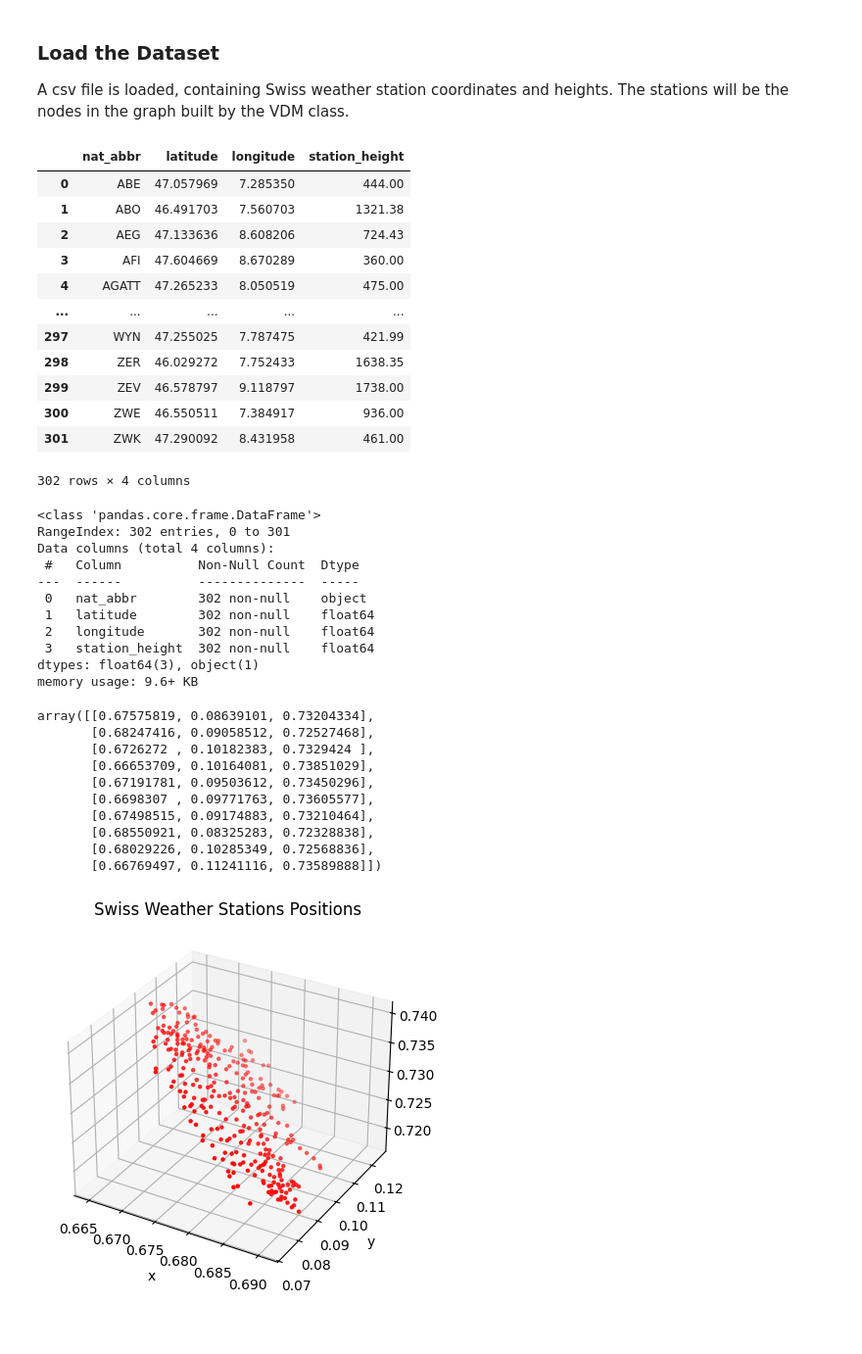
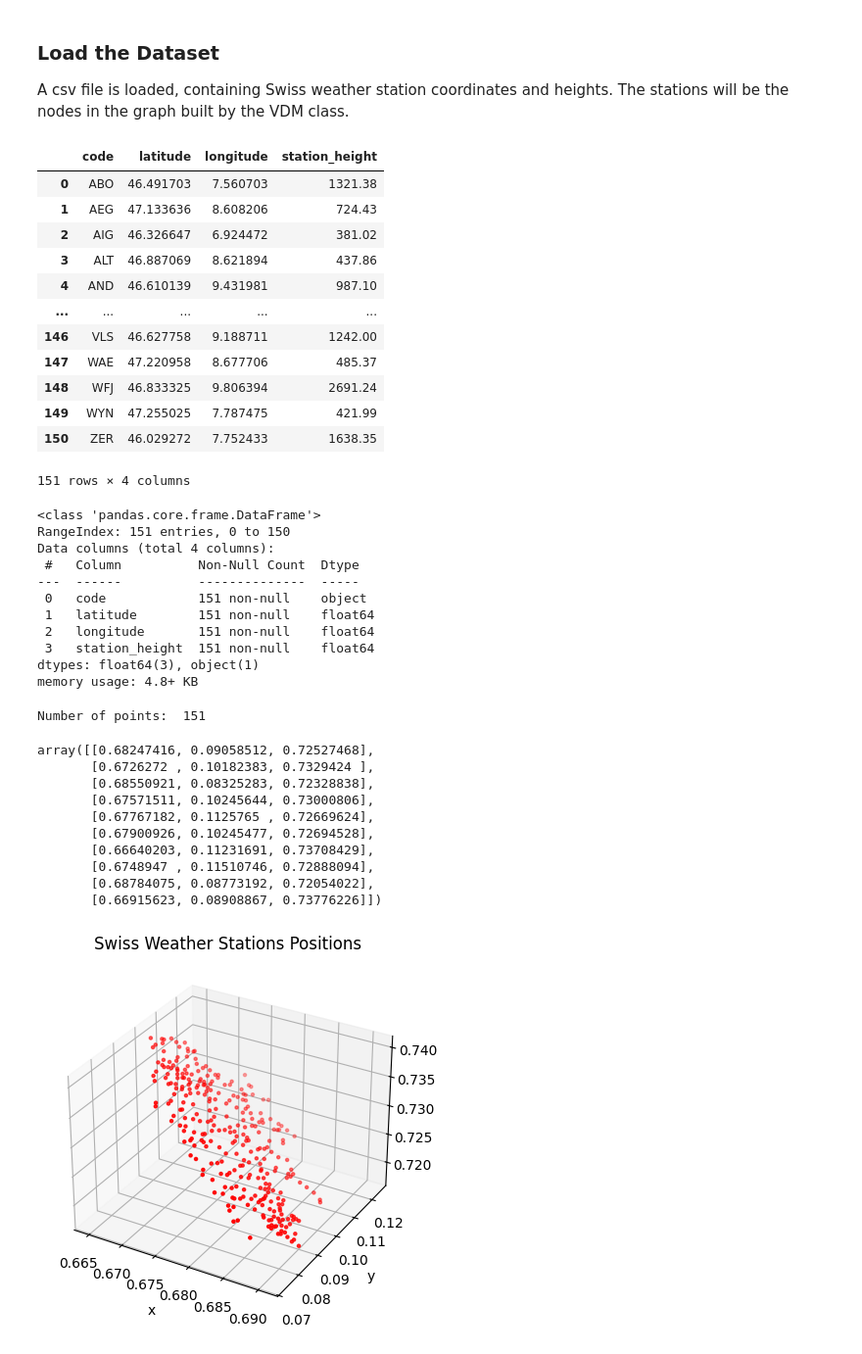
Before and after one commit to gmaurer08/sheaf-signal-processing, a Jupyter notebook: main copy 2.ipynb, the cells around one changed output. Shown at 98% size. Drawn from its saved outputs; the diff is of its cells as text; code cells hidden in the pictures.

```diff
--- a/main copy 2.ipynb
+++ b/main copy 2.ipynb
@@ -416,36 +337,36 @@ plt.show()
 
 A csv file is loaded, containing Swiss weather station coordinates and heights. The stations will be the nodes in the graph built by the VDM class.
 # %%
-stations = pd.read_csv('stations_ds.csv')
+stations = pd.read_csv('stations.csv')
 display(stations)
 # %% [output]
-|  | nat_abbr | latitude | longitude | station_height |
-| 0 | ABE | 47.057969 | 7.285350 | 444.00 |
-| 1 | ABO | 46.491703 | 7.560703 | 1321.38 |
-| 2 | AEG | 47.133636 | 8.608206 | 724.43 |
-| 3 | AFI | 47.604669 | 8.670289 | 360.00 |
-| 4 | AGATT | 47.265233 | 8.050519 | 475.00 |
+|  | code | latitude | longitude | station_height |
+| 0 | ABO | 46.491703 | 7.560703 | 1321.38 |
+| 1 | AEG | 47.133636 | 8.608206 | 724.43 |
+| 2 | AIG | 46.326647 | 6.924472 | 381.02 |
+| 3 | ALT | 46.887069 | 8.621894 | 437.86 |
+| 4 | AND | 46.610139 | 9.431981 | 987.10 |
 | ... | ... | ... | ... | ... |
-| 297 | WYN | 47.255025 | 7.787475 | 421.99 |
-| 298 | ZER | 46.029272 | 7.752433 | 1638.35 |
-| 299 | ZEV | 46.578797 | 9.118797 | 1738.00 |
-| 300 | ZWE | 46.550511 | 7.384917 | 936.00 |
-| 301 | ZWK | 47.290092 | 8.431958 | 461.00 |
+| 146 | VLS | 46.627758 | 9.188711 | 1242.00 |
+| 147 | WAE | 47.220958 | 8.677706 | 485.37 |
+| 148 | WFJ | 46.833325 | 9.806394 | 2691.24 |
+| 149 | WYN | 47.255025 | 7.787475 | 421.99 |
+| 150 | ZER | 46.029272 | 7.752433 | 1638.35 |
-302 rows × 4 columns
+151 rows × 4 columns
 # %%
 stations.info()
 # %% [output]
 <class 'pandas.core.frame.DataFrame'>
-RangeIndex: 302 entries, 0 to 301
+RangeIndex: 151 entries, 0 to 150
 Data columns (total 4 columns):
  #   Column          Non-Null Count  Dtype
 ---  ------          --------------  -----
- 0   nat_abbr        302 non-null    object
- 1   latitude        302 non-null    float64
- 2   longitude       302 non-null    float64
- 3   station_height  302 non-null    float64
+ 0   code            151 non-null    object
+ 1   latitude        151 non-null    float64
+ 2   longitude       151 non-null    float64
+ 3   station_height  151 non-null    float64
 dtypes: float64(3), object(1)
-memory usage: 9.6+ KB
+memory usage: 4.8+ KB
 # %%
 # Turn columns 1,2,3 (latitude, longitude, station_height) to a numpy array
 station_geodetic = stations.iloc[:,1:4].to_numpy()
@@ -456,18 +377,20 @@ x, y, z = geodetic_to_ecef(
     station_geodetic[:, 2]
 )
 station_points = np.column_stack((x, y, z))  # shape (N, 3)
+print("Number of points: ", station_points.shape[0])
 station_points[:10]
 # %% [output]
-array([[0.67575819, 0.08639101, 0.73204334],
-       [0.68247416, 0.09058512, 0.72527468],
-       [0.6726272 , 0.10182383, 0.7329424 ],
-       [0.66653709, 0.10164081, 0.73851029],
-       [0.67191781, 0.09503612, 0.73450296],
-       [0.6698307 , 0.09771763, 0.73605577],
-       [0.67498515, 0.09174883, 0.73210464],
-       [0.68550921, 0.08325283, 0.72328838],
-       [0.68029226, 0.10285349, 0.72568836],
-       [0.66769497, 0.11241116, 0.73589888]])
+Number of points:  151
+array([[0.68247416, 0.09058512, 0.72527468],
+       [0.6726272 , 0.10182383, 0.7329424 ],
+       [0.68550921, 0.08325283, 0.72328838],
+       [0.67571511, 0.10245644, 0.73000806],
+       [0.67767182, 0.1125765 , 0.72669624],
+       [0.67900926, 0.10245477, 0.72694528],
+       [0.66640203, 0.11231691, 0.73708429],
+       [0.6748947 , 0.11510746, 0.72888094],
+       [0.68784075, 0.08773192, 0.72054022],
+       [0.66915623, 0.08908867, 0.73776226]])
 # %%
 # Plot the cube
 fig = plt.figure()
```
Also changed, not shown: parts of 55 cells of this notebook.
